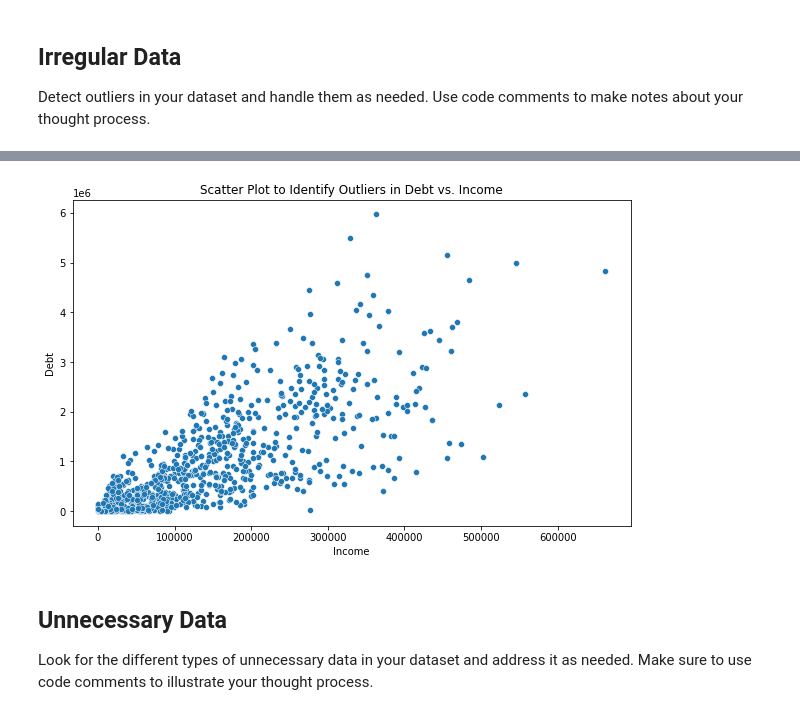
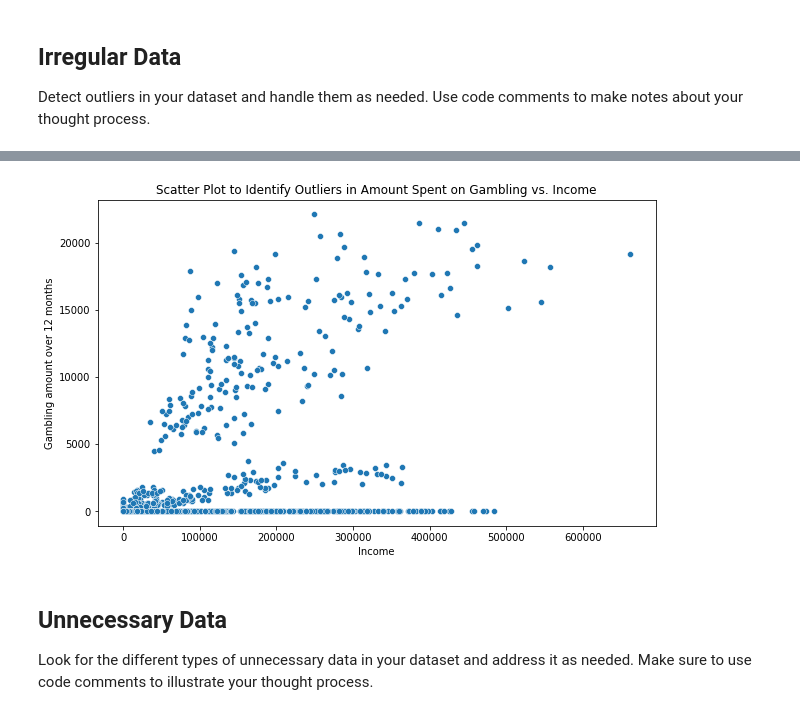
Before and after one commit to LSHAlluri/cleaning-data-checkpoint, a Jupyter notebook: checkpoint-three.ipynb, the cells around one changed output, grey strips where cells are left out. Saved outputs shown, nothing was run; the diff lists cells and outputs as text; code cells hidden in the pictures.

```diff
--- a/checkpoint-three.ipynb
+++ b/checkpoint-three.ipynb
@@ -169,14 +182,18 @@ print(outliers)
 # %%
-# Create a scatter plot
-plt.figure(figsize=(10, 6))
-sns.scatterplot(x='INCOME', y='DEBT', data=credit_df)
+# Create a scatter plot to show how 'Gambling amount over 12 months' compares to 'Income'
+plt.figure(figsize=(10, 6), facecolor='white')
+sns.scatterplot(x='INCOME', y='T_GAMBLING_12', data=credit_df)
 
 # Add title and labels
-plt.title('Scatter Plot to Identify Outliers in Debt vs. Income')
+plt.title('Scatter Plot to Identify Outliers in Amount Spent on Gambling vs. Income')
 plt.xlabel('Income')
-plt.ylabel('Debt')
+plt.ylabel('Gambling amount over 12 months')
 
 # Show the plot
 plt.show()
+
+# I can clearly infer from the scatterplot that there are 3 positive linear progression patterns that
+# correspond to the 3 gambling tendancy catgories (High, Low and No). Similar to the boxplot above, the below
+# scatterplot proves that there are zero outliers in the T_GAMBLING_12 column.
 # %% [output]
-[figure, old version]
+[figure, new version]
```
Also changed, not shown: parts of 12 cells of this notebook.
